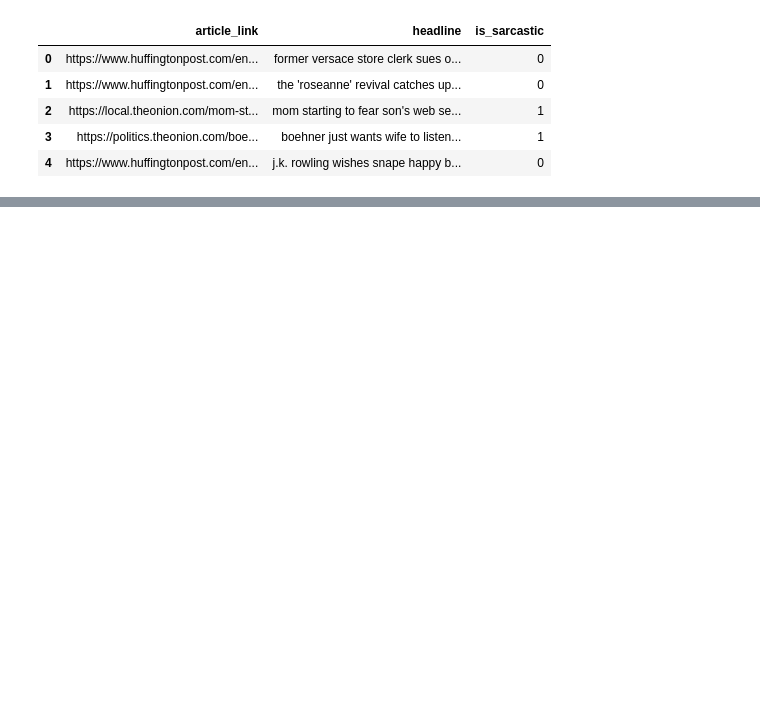
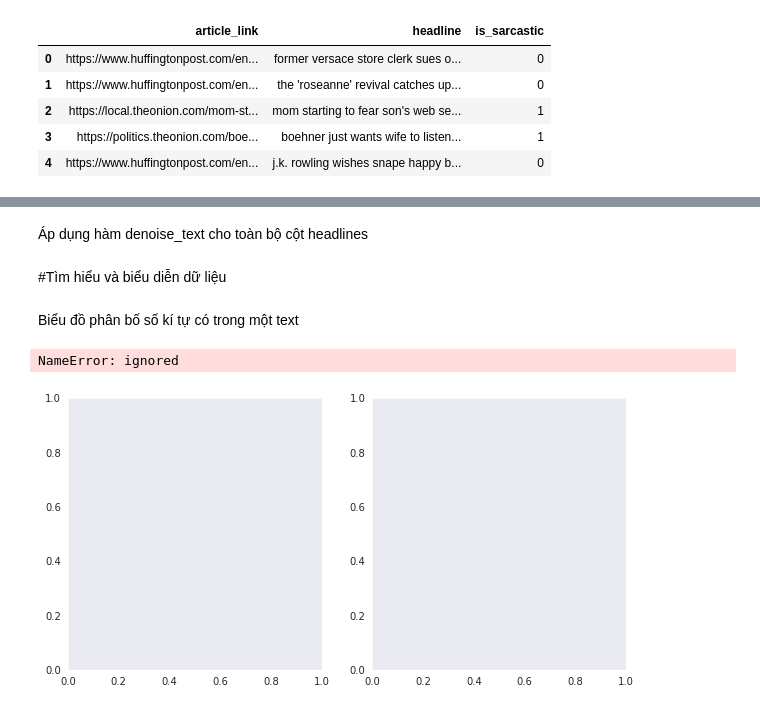
Before and after one commit to TrinhTruongAI/CS114.K21, a Jupyter notebook: DetectingSarcasm_Embeddings.ipynb, the cells around one changed output, grey strips where cells are left out. Drawn from its saved outputs; the diff is of its cells as text; code cells hidden in the pictures; blank space fills up the shorter version.

```diff
--- a/DetectingSarcasm_Embeddings.ipynb
+++ b/DetectingSarcasm_Embeddings.ipynb
@@ -15,0 +134,2 @@ data.head()
+# %% [markdown]
+Áp dụng hàm denoise_text cho toàn bộ cột headlines
@@ -15,0 +138,17 @@ data.head()
+# %% [markdown]
+#Tìm hiểu và biểu diễn dữ liệu
+# %% [markdown]
+Biểu đồ phân bố số kí tự có trong một text
+# %%
+fig,(ax1,ax2)=plt.subplots(1,2,figsize=(10,5))
+text_len=df[df['is_sarcastic']==1]['headline'].str.len()
+ax1.hist(text_len,color='red')
+ax1.set_title('Sarcastic text')
+text_len=df[df['is_sarcastic']==0]['headline'].str.len()
+ax2.hist(text_len,color='green')
+ax2.set_title('Not Sarcastic text')
+fig.suptitle('Characters in texts')
+plt.show()
+# %% [output]
+NameError: ignored
+[figure, added]
```
Also changed, not shown: parts of 20 cells of this notebook.
